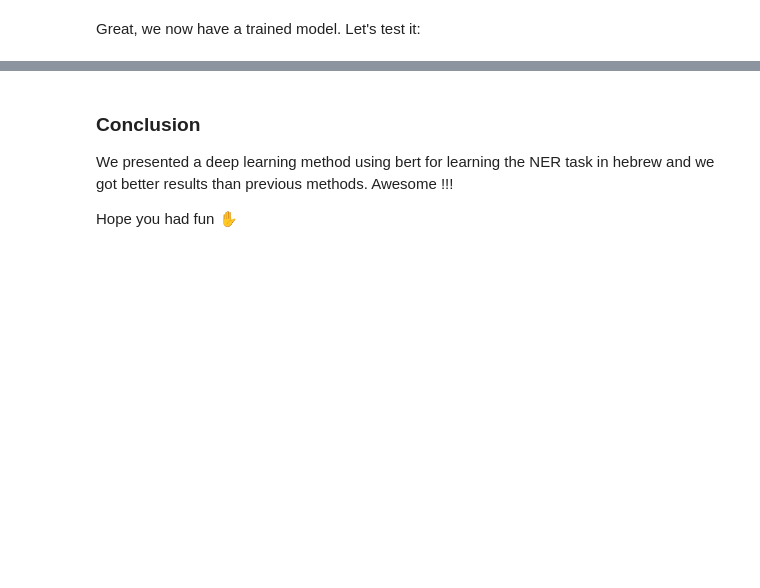
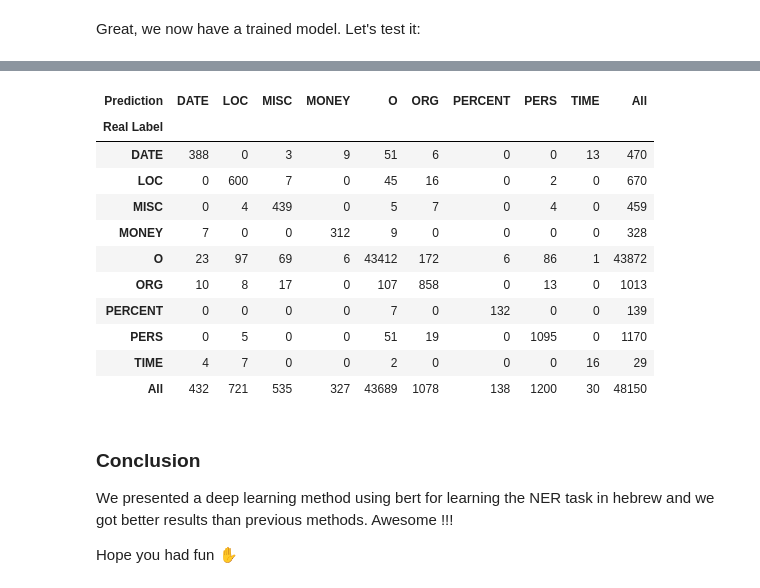
Before and after one commit to yonatanbitton/HebrewNER, a Jupyter notebook: Phase3_DL.ipynb, the cells around one changed output, grey strips where cells are left out. Cells and saved outputs as stored; diff of their text form; code cells hidden in the pictures; blank space fills up the shorter version.

```diff
--- a/Phase3_DL.ipynb
+++ b/Phase3_DL.ipynb
@@ -387,3 +442,18 @@ cross_tab
+# %%
+cross_tab_transformed
+# %% [output]
+| Prediction | DATE | LOC | MISC | MONEY | O | ORG | PERCENT | PERS | TIME | All |
+| Real Label |  |  |  |  |  |  |  |  |  |  |
+| DATE | 388 | 0 | 3 | 9 | 51 | 6 | 0 | 0 | 13 | 470 |
+| LOC | 0 | 600 | 7 | 0 | 45 | 16 | 0 | 2 | 0 | 670 |
+| MISC | 0 | 4 | 439 | 0 | 5 | 7 | 0 | 4 | 0 | 459 |
+| MONEY | 7 | 0 | 0 | 312 | 9 | 0 | 0 | 0 | 0 | 328 |
+| O | 23 | 97 | 69 | 6 | 43412 | 172 | 6 | 86 | 1 | 43872 |
+| ORG | 10 | 8 | 17 | 0 | 107 | 858 | 0 | 13 | 0 | 1013 |
+| PERCENT | 0 | 0 | 0 | 0 | 7 | 0 | 132 | 0 | 0 | 139 |
+| PERS | 0 | 5 | 0 | 0 | 51 | 19 | 0 | 1095 | 0 | 1170 |
+| TIME | 4 | 7 | 0 | 0 | 2 | 0 | 0 | 0 | 16 | 29 |
+| All | 432 | 721 | 535 | 327 | 43689 | 1078 | 138 | 1200 | 30 | 48150 |
 # %% [markdown]
 ### Conclusion
 
```
Also changed, not shown: parts of 9 cells of this notebook.
